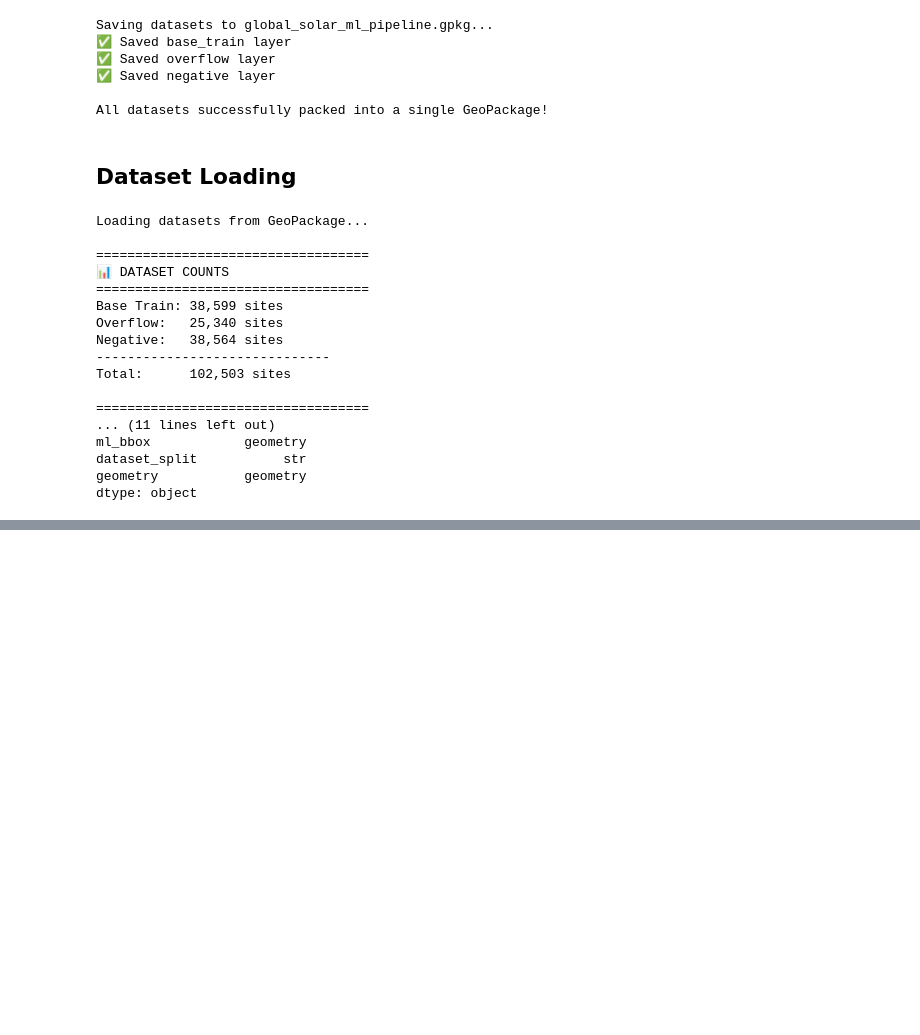
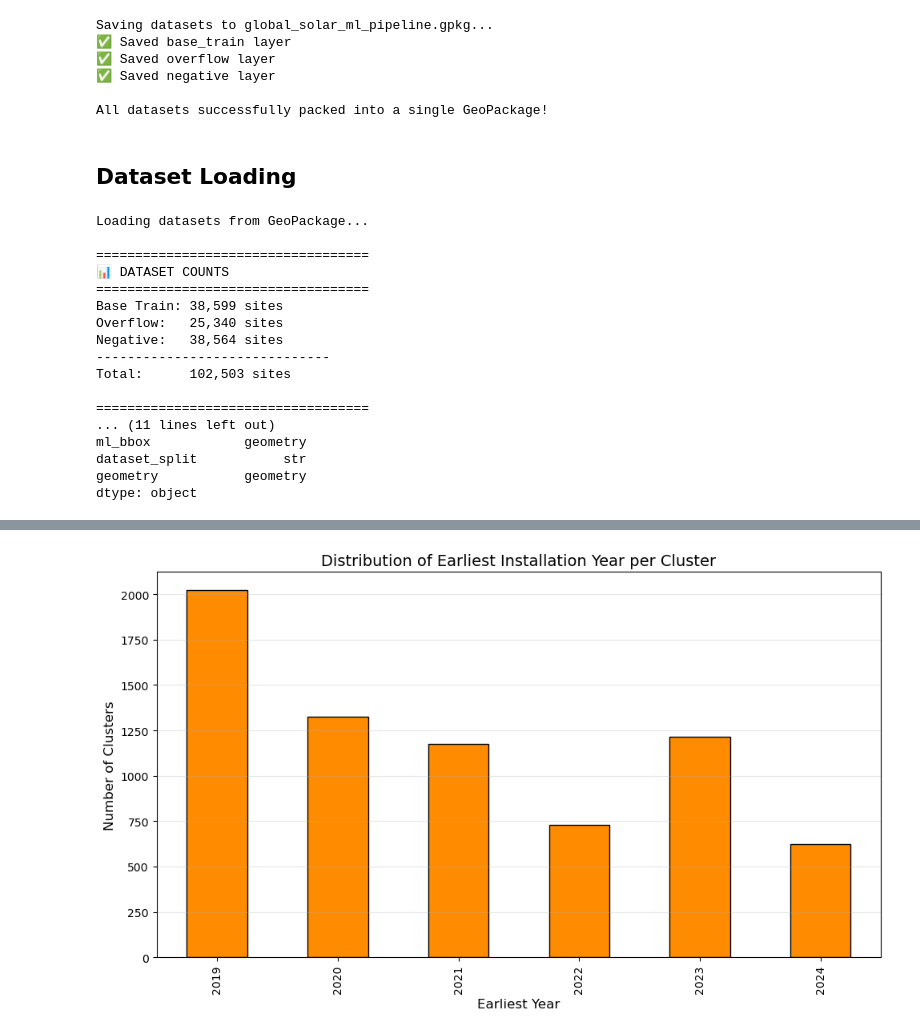
Before and after one commit to Abdullahr29/Solar-Siting, a Jupyter notebook: AlphaEarth_Solar_Model_Training.ipynb, the cells around one changed output, grey strips where cells are left out. Drawn from its saved outputs; the diff is of its cells as text; code cells hidden in the pictures; blank space fills up the shorter version.

```diff
--- a/AlphaEarth_Solar_Model_Training.ipynb
+++ b/AlphaEarth_Solar_Model_Training.ipynb
@@ -757,0 +856,67 @@ dtype: object
+# %%
+print("Loading base_train dataset...")
+gpkg_file = "global_solar_ml_pipeline.gpkg"
+# Load just the footprints
+gdf = gpd.read_file(gpkg_file, layer="base_train")
+
+# Ensure your CRS is a projected one (like EPSG:3857) so buffering is in meters
+# If it's in EPSG:4326 (Lat/Lon degrees), project it first:
+gdf = gdf.to_crs("EPSG:3857")
+
+print(f"Original number of sites: {len(gdf):,}")
+
+# 1. Create the 3km Buffers
+# 3000 meters = 3km
+print("Buffering footprints by 3km...")
+gdf['buffer_geom'] = gdf.geometry.buffer(10000)
+
+# Create a temporary GeoDataFrame just for dissolving
+buffer_gdf = gpd.GeoDataFrame(gdf[['PV_ID', 'buffer_geom']], geometry='buffer_geom', crs=gdf.crs)
+
+# 2. Dissolve Overlapping Buffers
+print("Dissolving overlapping regions...")
+# We add a dummy column just so dissolve has something to group by
+buffer_gdf['dummy'] = 1
+dissolved = buffer_gdf.dissolve(by='dummy').explode(index_parts=False).reset_index(drop=True)
+
+# Give each new massive continuous cluster a unique ID
+dissolved['cluster_id'] = dissolved.index
+
+# 3. Map Original Sites to the New Clusters
+print("Mapping original sites to new clusters...")
+# Spatial join the original footprints into the new dissolved clusters
+joined = gpd.sjoin(gdf, dissolved[['cluster_id', 'buffer_geom']], how='inner', predicate='intersects')
+
+# 4. Aggregate the Metadata!
+print("Aggregating metadata...")
+cluster_data = joined.groupby('cluster_id').agg(
+    num_sites=('PV_ID', 'count'),
+    original_site_ids=('PV_ID', lambda x: list(x)),
+    total_area=('area_m2', 'sum'),           # Assuming you have an 'area' column
+    earliest_year=('year', 'min')         # Assuming you have a 'year' column
+).reset_index()
+
+# Merge the aggregated data back with the spatial dissolved geometries
+final_clusters = dissolved.merge(cluster_data, on='cluster_id')
+
+print("\n" + "="*40)
+print("🌍 CLUSTERING RESULTS")
+print("="*40)
+print(f"Original Individual Sites: {len(gdf):,}")
+print(f"New Contiguous Clusters:   {len(final_clusters):,}")
+print(f"Compression Ratio:         {len(gdf) / len(final_clusters):.1f}x reduction in API calls!")
+print("="*40)
+
+# 5. Plot the Year Distribution of the Clusters
+plt.figure(figsize=(10, 6))
+final_clusters['earliest_year'].value_counts().sort_index().plot(kind='bar', color='darkorange', edgecolor='black')
+plt.title('Distribution of Earliest Installation Year per Cluster', fontsize=14)
+plt.xlabel('Earliest Year', fontsize=12)
+plt.ylabel('Number of Clusters', fontsize=12)
+plt.grid(axis='y', alpha=0.3)
+plt.tight_layout()
+plt.show()
+
+# (Optional) Save this optimized dataset back to a new layer
+# final_clusters.to_crs("EPSG:4326").to_file(gpkg_file, layer="base_train_clustered", driver="GPKG")
+# %% [output]
@@ -757,0 +937 @@ dtype: object
+[figure, added]
```
Also changed, not shown: parts of 6 cells of this notebook, 1 other file.
